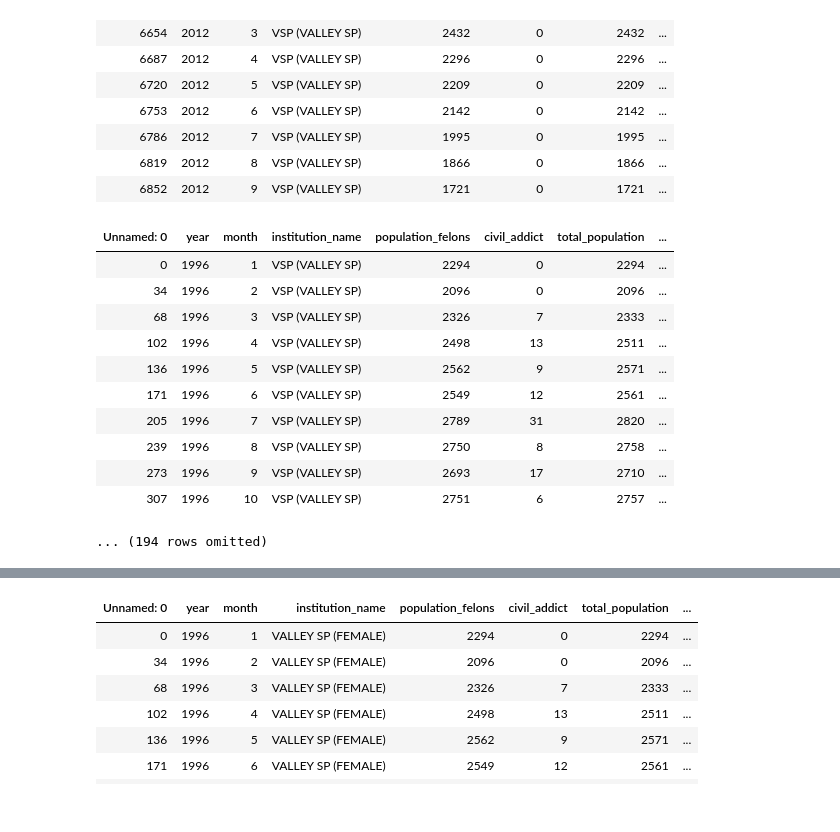
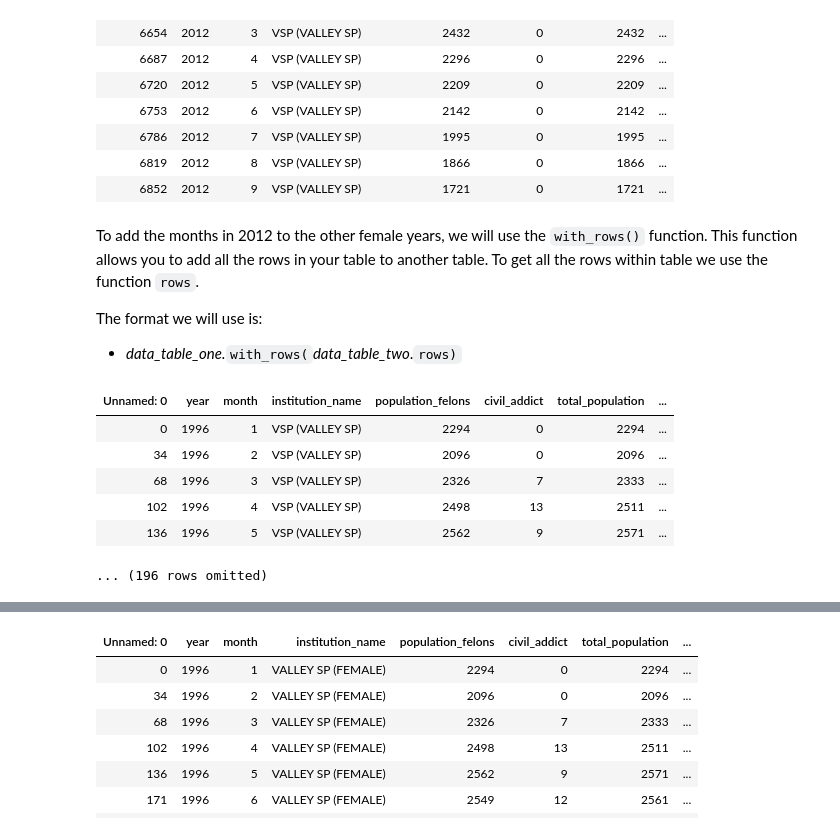
Before and after one commit to ds-modules/ES-21AC-SP19, a Jupyter notebook: Final.ipynb, the cells around one changed output, grey strips where cells are left out. Cells and saved outputs as stored; diff of their text form; code cells hidden in the pictures.

```diff
--- a/Final.ipynb
+++ b/Final.ipynb
@@ -287,16 +312,16 @@ row_2 = questionable_2012.where("population_felons", 720).row(0)
+# %% [markdown]
+To add the months in 2012 to the other female years, we will use the `with_rows()` function. This function allows you to add all the rows in your table to another table. To get all the rows within table we use the function `rows`.
+
+The format we will use is:
+- *data_table_one.*`with_rows(`*data_table_two*.`rows)`
 # %%
-all_fem_vsp = female_vsp.with_row(row_0).with_row(row_1).with_row(row_2).with_rows(female_2012.rows)
-all_fem_vsp
+all_fem_vsp = female_vsp.with_rows(female_2012.rows)
+all_fem_vsp.show(5)
 # %% [output]
 | Unnamed: 0 | year | month | institution_name | population_felons | civil_addict | total_population | ... |
 | 0 | 1996 | 1 | VSP (VALLEY SP) | 2294 | 0 | 2294 | ... |
 | 34 | 1996 | 2 | VSP (VALLEY SP) | 2096 | 0 | 2096 | ... |
 | 68 | 1996 | 3 | VSP (VALLEY SP) | 2326 | 7 | 2333 | ... |
 | 102 | 1996 | 4 | VSP (VALLEY SP) | 2498 | 13 | 2511 | ... |
 | 136 | 1996 | 5 | VSP (VALLEY SP) | 2562 | 9 | 2571 | ... |
-| 171 | 1996 | 6 | VSP (VALLEY SP) | 2549 | 12 | 2561 | ... |
-| 205 | 1996 | 7 | VSP (VALLEY SP) | 2789 | 31 | 2820 | ... |
-| 239 | 1996 | 8 | VSP (VALLEY SP) | 2750 | 8 | 2758 | ... |
-| 273 | 1996 | 9 | VSP (VALLEY SP) | 2693 | 17 | 2710 | ... |
-| 307 | 1996 | 10 | VSP (VALLEY SP) | 2751 | 6 | 2757 | ... |
-... (194 rows omitted)
+... (196 rows omitted)
```
Also changed, not shown: parts of 35 cells of this notebook.
